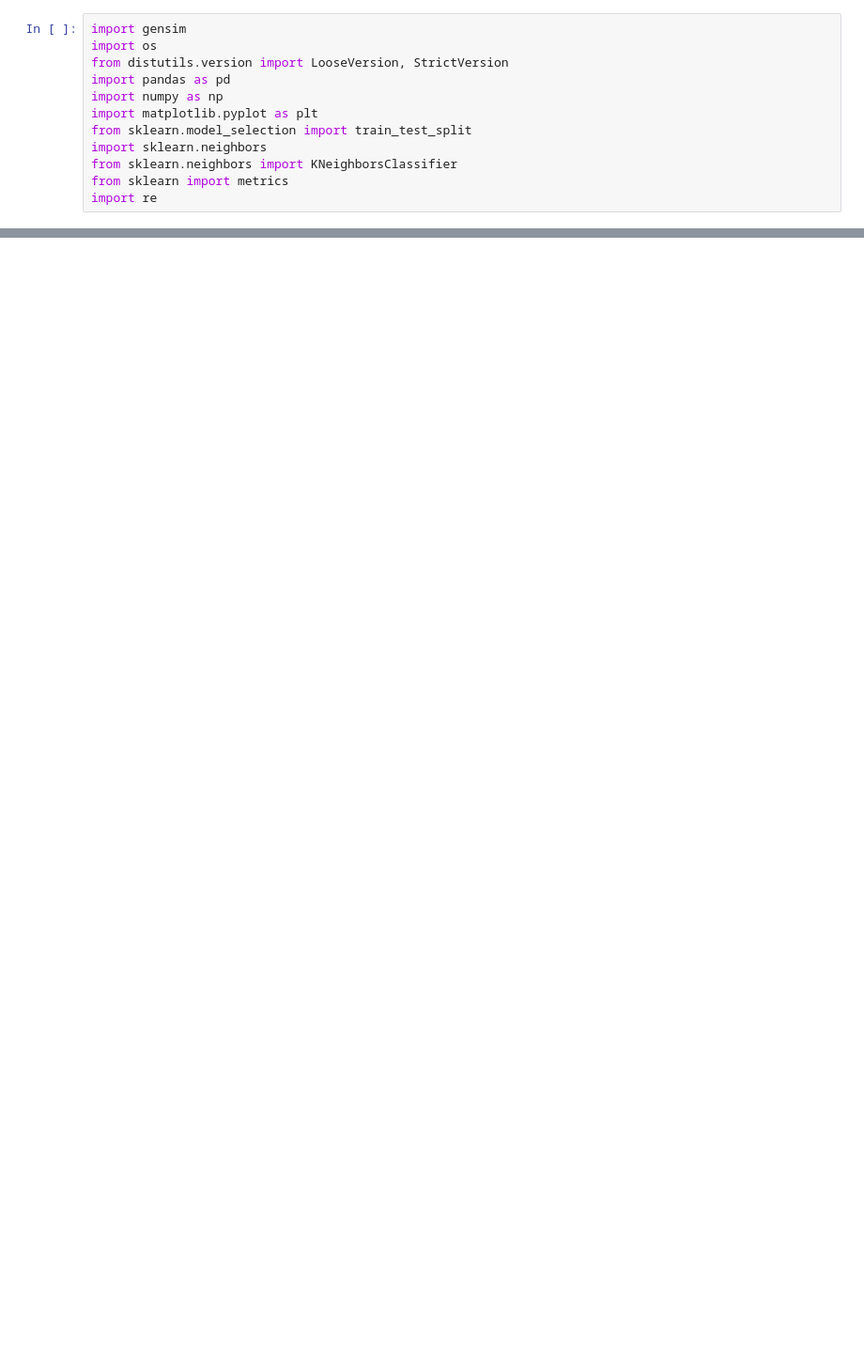
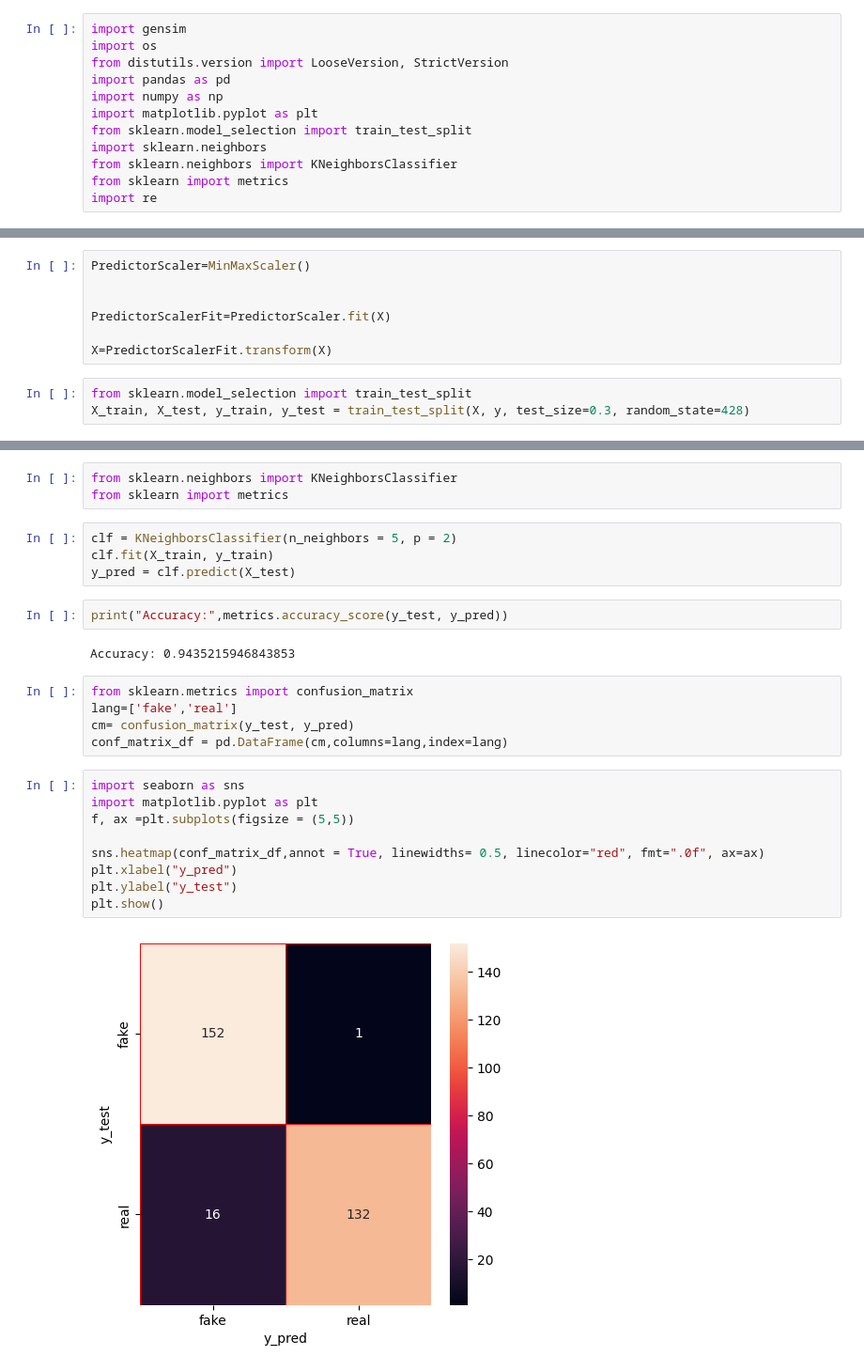
Before and after one commit to duychan/PBL6, a Jupyter notebook: pbl6.ipynb, the cells around one changed output, grey strips where cells are left out. Shown at 94% size. Saved outputs shown, nothing was run; the diff lists cells and outputs as text; blank space fills up the shorter version.

```diff
--- a/pbl6.ipynb
+++ b/pbl6.ipynb
@@ -264,0 +160,10 @@ pyplot.show()
+# %%
+PredictorScaler=MinMaxScaler()
+
+
+PredictorScalerFit=PredictorScaler.fit(X)
+
+X=PredictorScalerFit.transform(X)
+# %%
+from sklearn.model_selection import train_test_split
+X_train, X_test, y_train, y_test = train_test_split(X, y, test_size=0.3, random_state=428)
@@ -264,0 +182,27 @@ pyplot.show()
+# %%
+from sklearn.neighbors import KNeighborsClassifier
+from sklearn import metrics
+# %%
+clf = KNeighborsClassifier(n_neighbors = 5, p = 2)
+clf.fit(X_train, y_train)
+y_pred = clf.predict(X_test)
+# %%
+print("Accuracy:",metrics.accuracy_score(y_test, y_pred))
+# %% [output]
+Accuracy: 0.9435215946843853
+# %%
+from sklearn.metrics import confusion_matrix
+lang=['fake','real']
+cm= confusion_matrix(y_test, y_pred)
+conf_matrix_df = pd.DataFrame(cm,columns=lang,index=lang)
+# %%
+import seaborn as sns
+import matplotlib.pyplot as plt
+f, ax =plt.subplots(figsize = (5,5))
+
+sns.heatmap(conf_matrix_df,annot = True, linewidths= 0.5, linecolor="red", fmt=".0f", ax=ax)
+plt.xlabel("y_pred")
+plt.ylabel("y_test")
+plt.show()
+# %% [output]
+[figure, added]
```
Also changed, not shown: parts of 56 cells of this notebook, 1 other file.
